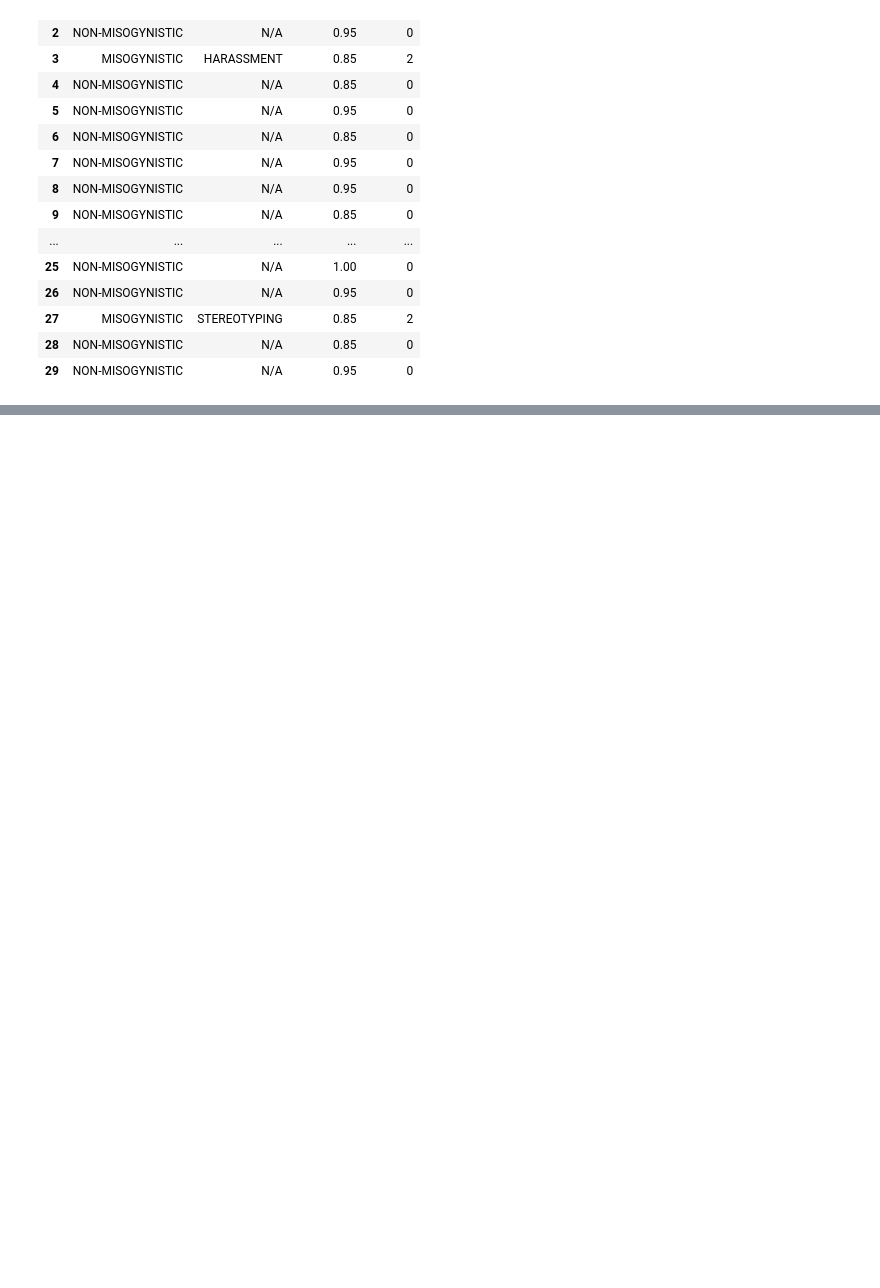
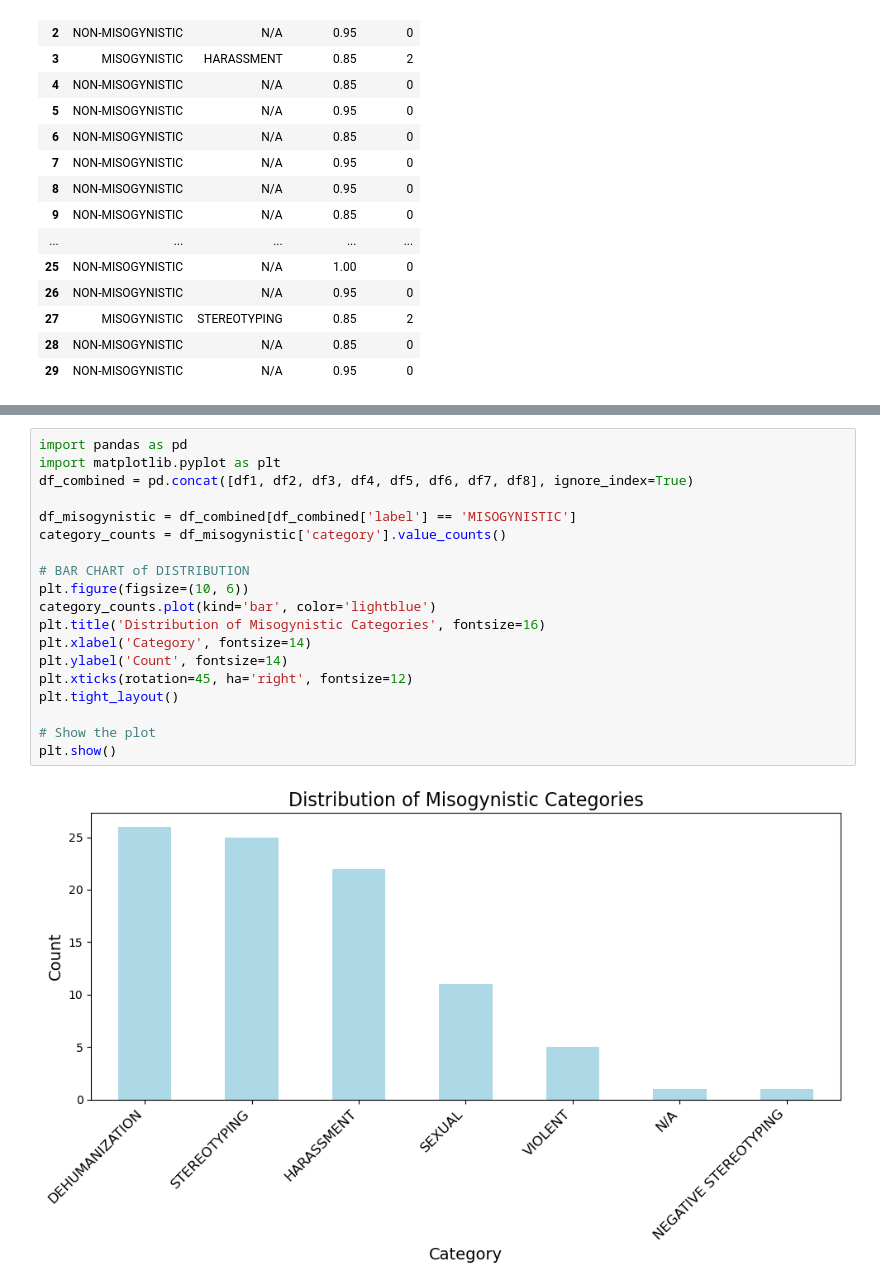
Before and after one commit to riya-dulepet/cs152bots, a Jupyter notebook: automated_model/data_analysis/results.ipynb, the cells around one changed output, grey strips where cells are left out. Saved outputs shown, nothing was run; the diff lists cells and outputs as text; blank space fills up the shorter version.

```diff
--- a/automated_model/data_analysis/results.ipynb
+++ b/automated_model/data_analysis/results.ipynb
@@ -451,0 +469,21 @@ plt.show()
+# %%
+import pandas as pd
+import matplotlib.pyplot as plt
+df_combined = pd.concat([df1, df2, df3, df4, df5, df6, df7, df8], ignore_index=True)
+
+df_misogynistic = df_combined[df_combined['label'] == 'MISOGYNISTIC']
+category_counts = df_misogynistic['category'].value_counts()
+
+# BAR CHART of DISTRIBUTION
+plt.figure(figsize=(10, 6))
+category_counts.plot(kind='bar', color='lightblue')
+plt.title('Distribution of Misogynistic Categories', fontsize=16)
+plt.xlabel('Category', fontsize=14)
+plt.ylabel('Count', fontsize=14)
+plt.xticks(rotation=45, ha='right', fontsize=12)
+plt.tight_layout()
+
+# Show the plot
+plt.show()
+# %% [output]
+[figure, added]
```
Also changed, not shown: parts of 9 cells of this notebook, 2 other files.
